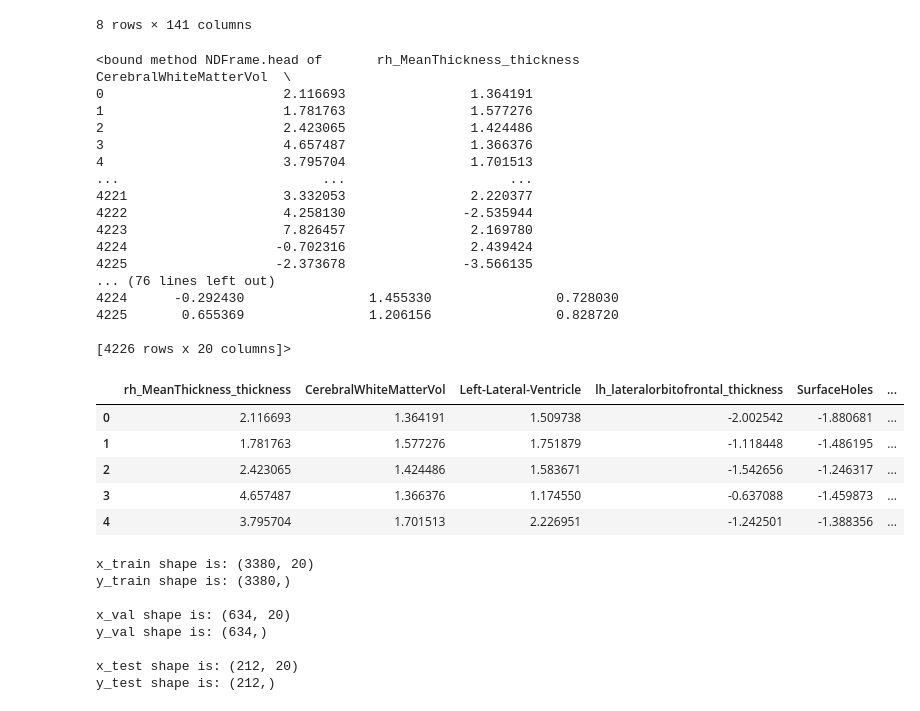
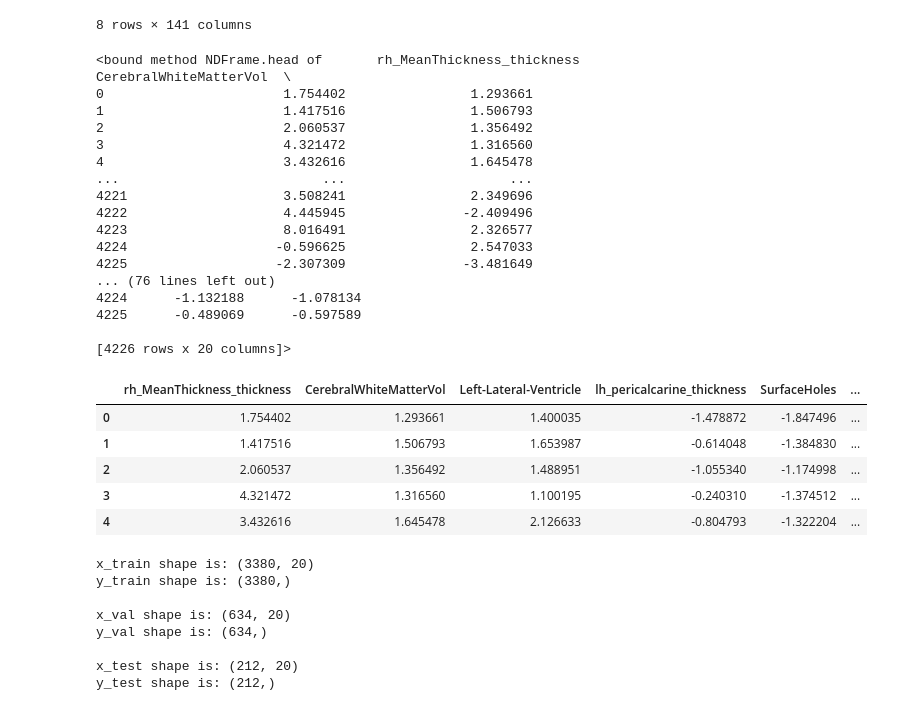
Before and after one commit to nickknapton12/BMEN415_Final_Project, a Jupyter notebook: Regression/Rachel/NN_Model1.ipynb, the cells around one changed output. Cells and saved outputs as stored; diff of their text form; code cells hidden in the pictures.

```diff
--- a/Regression/Rachel/NN_Model1.ipynb
+++ b/Regression/Rachel/NN_Model1.ipynb
@@ -53,42 +53,42 @@ data.describe()
 8 rows × 141 columns
 # %%
 scaler = StandardScaler()
-x = scaler.fit_transform(data)
+x = scaler.fit_transform(data_feat)
 n = 20
 pca = PCA(n_components=n)
 pca_data = pca.fit_transform(x)
 
-labels = data.columns.values.tolist()
+labels = data_feat.columns.values.tolist()
 label_index = [np.abs(pca.components_[i]).argmax() for i in range(n)]
 columns = [labels[label_index[i]] for i in range(n)]
 
 pca_df = pd.DataFrame(data=pca_data, columns=columns)
 print(pca_df.head)
 pca_df.head()
 # %% [output]
 <bound method NDFrame.head of       rh_MeanThickness_thickness  CerebralWhiteMatterVol  \
-0                       2.116693                1.364191
-1                       1.781763                1.577276
-2                       2.423065                1.424486
-3                       4.657487                1.366376
-4                       3.795704                1.701513
+0                       1.754402                1.293661
+1                       1.417516                1.506793
+2                       2.060537                1.356492
+3                       4.321472                1.316560
+4                       3.432616                1.645478
 ...                          ...                     ...
-4221                    3.332053                2.220377
-4222                    4.258130               -2.535944
-4223                    7.826457                2.169780
-4224                   -0.702316                2.439424
-4225                   -2.373678               -3.566135
+4221                    3.508241                2.349696
+4222                    4.445945               -2.409496
+4223                    8.016491                2.326577
+4224                   -0.596625                2.547033
+4225                   -2.307309               -3.481649
 ... (76 lines left out)
-4224      -0.292430                1.455330                0.728030
-4225       0.655369                1.206156                0.828720
+4224      -1.132188      -1.078134
+4225      -0.489069      -0.597589
 
 [4226 rows x 20 columns]>
-|  | rh_MeanThickness_thickness | CerebralWhiteMatterVol | Left-Lateral-Ventricle | lh_lateralorbitofrontal_thickness | SurfaceHoles | ... |
-| 0 | 2.116693 | 1.364191 | 1.509738 | -2.002542 | -1.880681 | ... |
-| 1 | 1.781763 | 1.577276 | 1.751879 | -1.118448 | -1.486195 | ... |
-| 2 | 2.423065 | 1.424486 | 1.583671 | -1.542656 | -1.246317 | ... |
-| 3 | 4.657487 | 1.366376 | 1.174550 | -0.637088 | -1.459873 | ... |
-| 4 | 3.795704 | 1.701513 | 2.226951 | -1.242501 | -1.388356 | ... |
+|  | rh_MeanThickness_thickness | CerebralWhiteMatterVol | Left-Lateral-Ventricle | lh_pericalcarine_thickness | SurfaceHoles | ... |
+| 0 | 1.754402 | 1.293661 | 1.400035 | -1.478872 | -1.847496 | ... |
+| 1 | 1.417516 | 1.506793 | 1.653987 | -0.614048 | -1.384830 | ... |
+| 2 | 2.060537 | 1.356492 | 1.488951 | -1.055340 | -1.174998 | ... |
+| 3 | 4.321472 | 1.316560 | 1.100195 | -0.240310 | -1.374512 | ... |
+| 4 | 3.432616 | 1.645478 | 2.126633 | -0.804793 | -1.322204 | ... |
 # %%
 # Split for validation --> train, val, test = 80/15/5
 # train to test (val and test) --> include random shuffle
```
Also changed, not shown: parts of 4 cells of this notebook, 1 other file.
